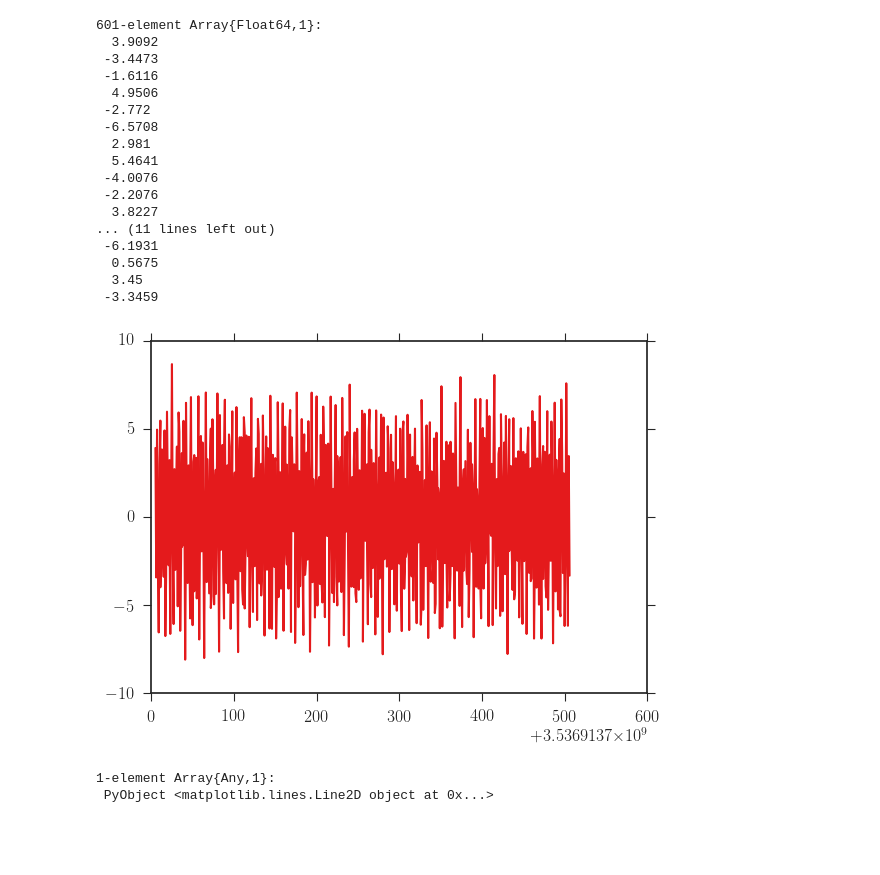
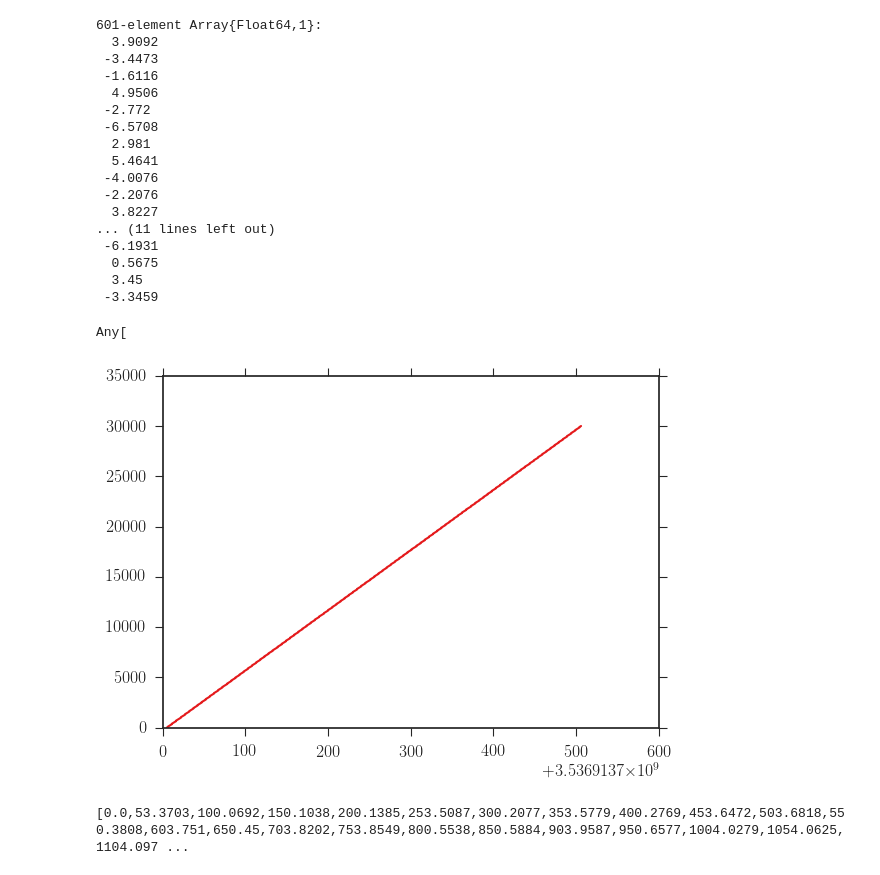
Before and after one commit to Schlabonski/FemtosecondSpectroscopy, a Jupyter notebook: Analysis/FemtosecondSpectroscopy.ipynb, the cells around one changed output. Cells and saved outputs as stored; diff of their text form; code cells hidden in the pictures; blank space fills up the shorter version.

```diff
--- a/Analysis/FemtosecondSpectroscopy.ipynb
+++ b/Analysis/FemtosecondSpectroscopy.ipynb
@@ -20,7 +23,8 @@ end
 full_data_array = readdlm("../Data/2016-01-29_776nm_8213A_g1.dat", skipstart=1)
 
 time = full_data_array[:, 2]
-analog0 = full_data_array[:,3]
+distance = full_data_array[:,3]
+analog1 = full_data_array[:,4]
 analog3 = full_data_array[:,6]
 # %% [output]
 Iteration       Time    Analog 0        Analog 1        Analog 2        Analog 3        Analog 4        Analog 5        Analog 6        Analog 7
@@ -41,9 +45,15 @@ Iteration       Time    Analog 0        Analog 1        Analog 2        Analog 3
   0.5675
   3.45
  -3.3459
-# %%
-plot(time, analog3)
-# %% [output]
-[figure, removed]
-1-element Array{Any,1}:
- PyObject <matplotlib.lines.Line2D object at 0x...>
+# %%
+for signal in Any[distance, analog1, analog3]
+    fig = figure()
+    axe = fig[:add_subplot](1,1,1)
+    axe[:plot](time, distance)
+
+
+print(list_of_objects)
+# %% [output]
+Any[
+[figure, added]
+[0.0,53.3703,100.0692,150.1038,200.1385,253.5087,300.2077,353.5779,400.2769,453.6472,503.6818,550.3808,603.751,650.45,703.8202,753.8549,800.5538,850.5884,903.9587,950.6577,1004.0279,1054.0625,1104.097 ...
```
Also changed, not shown: parts of 1 cell of this notebook.
